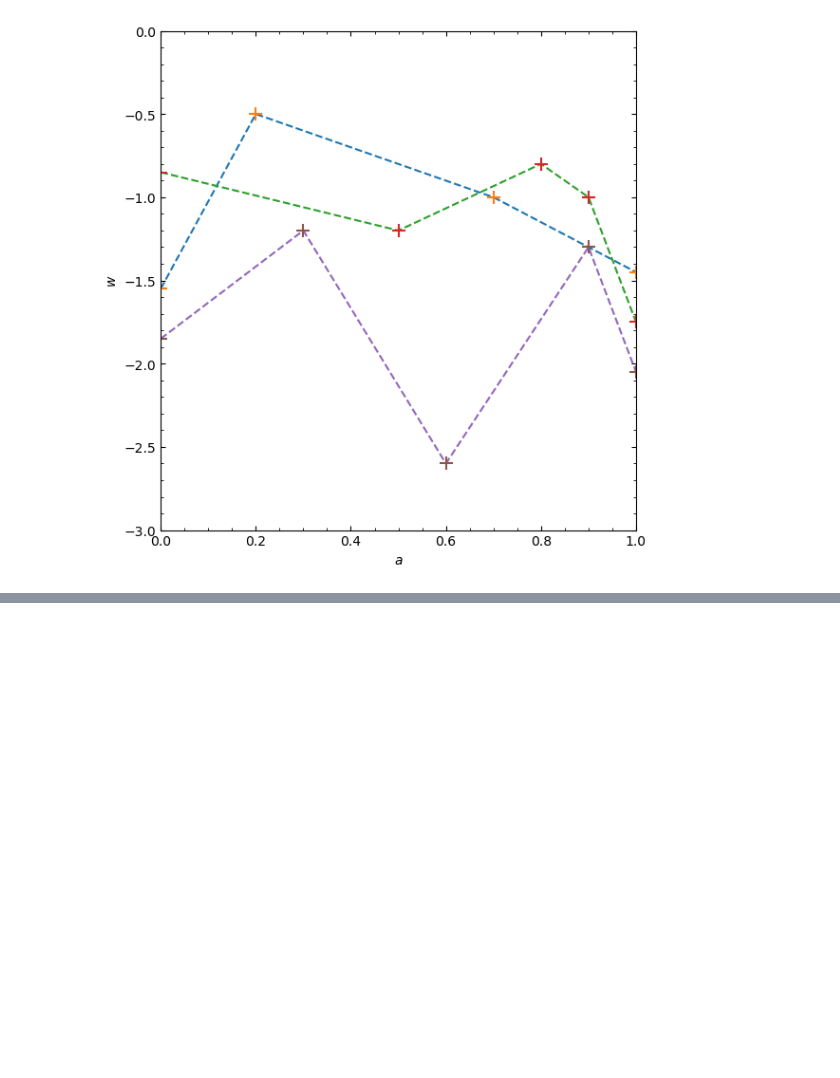
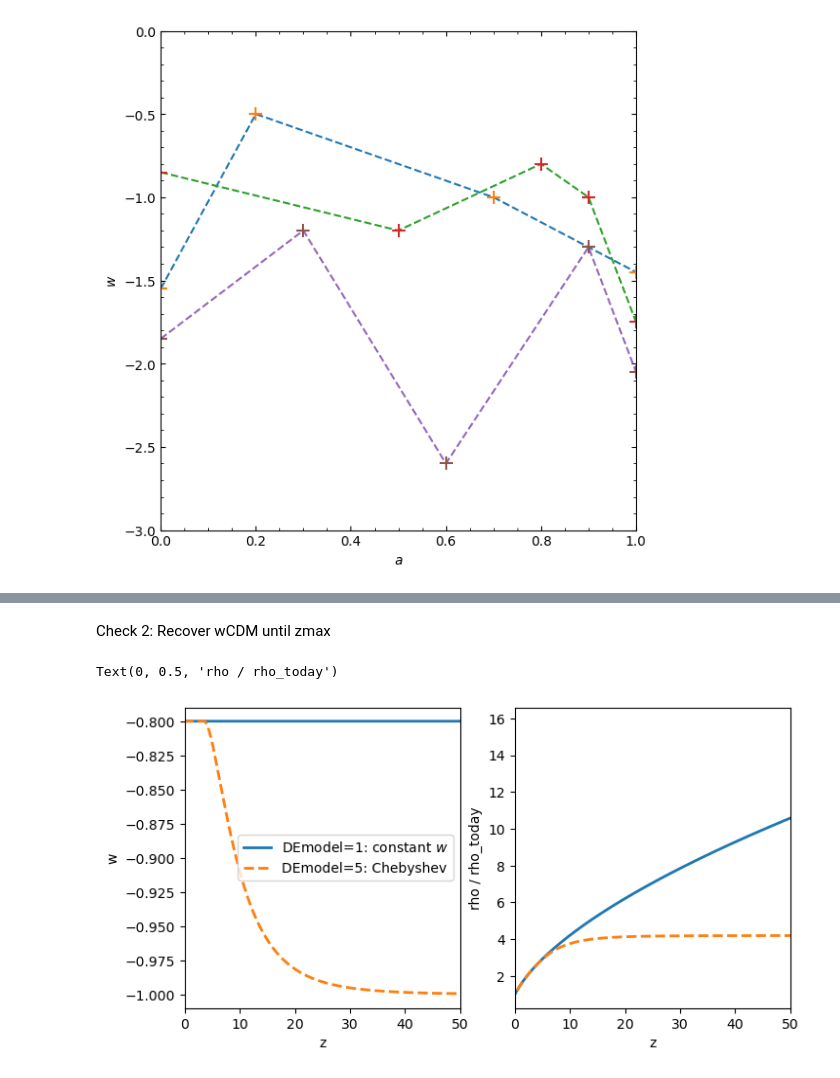
Before and after one commit to diogohf/CAMBv2LateDE, a Jupyter notebook: docs/test_latede.ipynb, the cells around one changed output, grey strips where cells are left out. Saved outputs shown, nothing was run; the diff lists cells and outputs as text; code cells hidden in the pictures; blank space fills up the shorter version.

```diff
--- a/docs/test_latede.ipynb
+++ b/docs/test_latede.ipynb
@@ -239,0 +273,35 @@ plt.show()
+# %% [markdown]
+Check 2: Recover wCDM until zmax
+# %%
+cosmology_cheb_w = camb.set_params(
+    **base_params,
+    DEmodel=5,
+    cheb_c0=0.8,
+    cheb_c1=0.0,
+    cheb_c2=0.0,
+    cheb_c3=0.0,
+    cheb_zmax=3.5,
+    cheb_delta=1.0,
+)
+
+results_cheb_w = camb.get_results(cosmology_cheb_w)
+rho_cheb_w, wde_cheb_w = results_cheb_w.get_dark_energy_rho_w(scale_factor)
+
+# ------------------------------------------------------------
+# Plot w(z)
+# ------------------------------------------------------------
+fig,ax = plt.subplots(1,2,figsize=(8,4))
+
+ax[0].plot(redshift,wde_w,lw=2,label=r"DEmodel=1: constant $w$")
+ax[1].plot(redshift,rho_w/rho_w[-1],lw=2)
+ax[0].plot(redshift,wde_cheb_w,lw=2,ls='--',label=r"DEmodel=5: Chebyshev")
+ax[1].plot(redshift,rho_cheb_w/rho_cheb_w[-1],lw=2,ls='--')
+ax[0].set_xlim(0,50)
+ax[1].set_xlim(0,50)
+ax[0].legend(loc='best')
+[ax[i].set_xlabel('z') for i in [0,1]]
+ax[0].set_ylabel('w')
+ax[1].set_ylabel('rho / rho_today')
+# %% [output]
+Text(0, 0.5, 'rho / rho_today')
+[figure, added]
```
Also changed, not shown: parts of 10 cells of this notebook, 1 other file.
